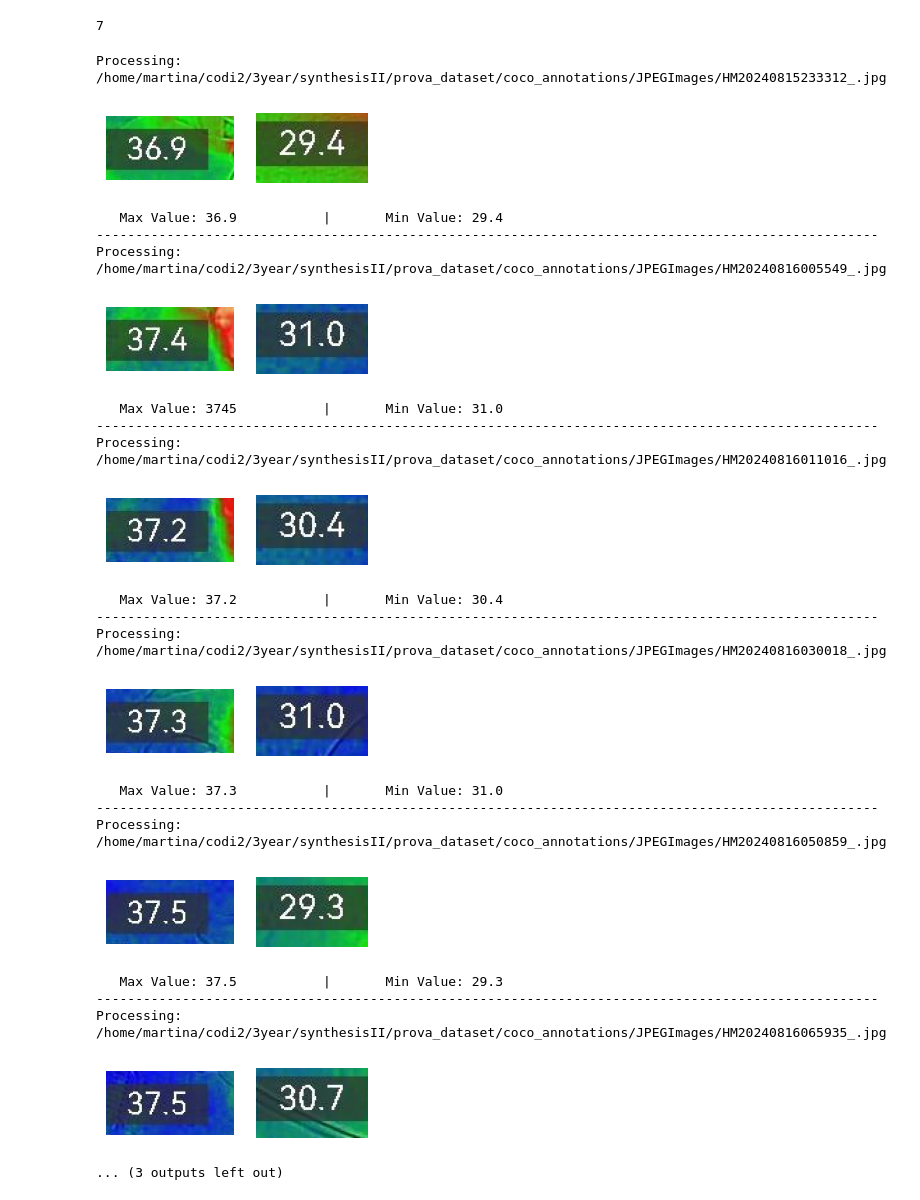
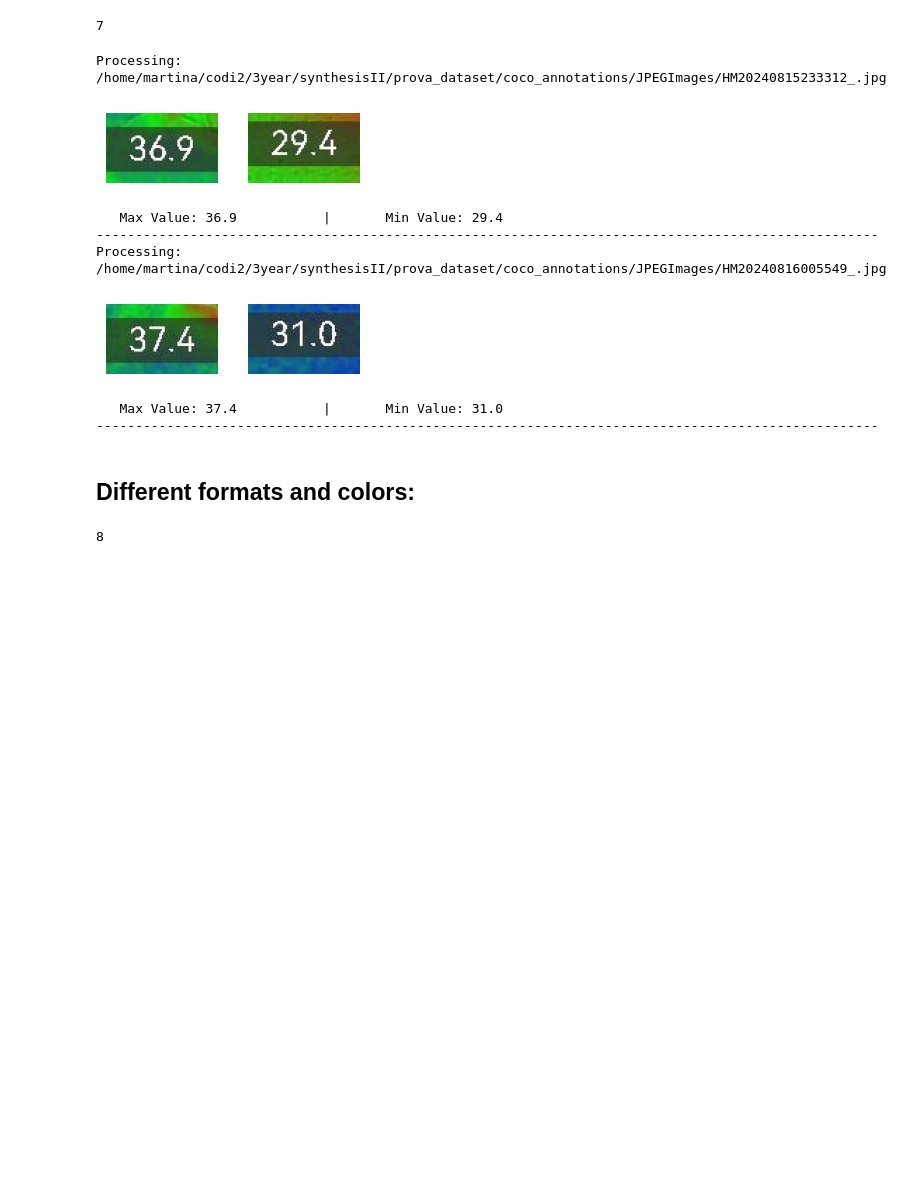
Before and after one commit to Martinacarretta/synthesisII, a Jupyter notebook: temp.ipynb, the cells around one changed output. Cells and saved outputs as stored; diff of their text form; code cells hidden in the pictures; blank space fills up the shorter version.

```diff
--- a/temp.ipynb
+++ b/temp.ipynb
@@ -55,6 +55,10 @@ def process_region(region):
     # Preprocess the image (convert to grayscale and apply thresholding)
     thresh, text = process_image(region)
     numbers = re.findall(r"\d+\.?\d*", text)
+    # add decimal point if there isn't
+    for i in range(len(numbers)):
+        if len(numbers[i]) == 3:
+            numbers[i] = numbers[i][:2] + "." + numbers[i][2]
     return numbers
 # %%
 def all_images (image_paths):
@@ -67,11 +71,11 @@ def all_images (image_paths):
         if image is None:
             print(f"Error loading image: {path}")
             continue
-        if image.shape[1] > image.shape[0]: # image is landscape
+        if image.shape[1] > image.shape[0]: #landscape
             u = [10, 130, 80, 50]
             l = [10, 385, 80, 50]
         else:
-            u = [10, 130, 100, 50]
+            u = [10, 130, 80, 50]
             l = [10, 450, 80, 50]
 
         ux, uy, uw, uh = u  # Upper region
@@ -157,28 +161,24 @@ print(len(image_paths_vertical))
 # %% [output]
 7
 # %%
-all_images(image_paths_vertical[:])
+all_images(image_paths_vertical[:2])
 # %% [output]
 Processing: /home/martina/codi2/3year/synthesisII/prova_dataset/coco_annotations/JPEGImages/HM20240815233312_.jpg
-[figure, old version]
+[figure, new version]
    Max Value: 36.9           |       Min Value: 29.4
 ----------------------------------------------------------------------------------------------------
 Processing: /home/martina/codi2/3year/synthesisII/prova_dataset/coco_annotations/JPEGImages/HM20240816005549_.jpg
-[figure, old version]
+[figure, new version]
-   Max Value: 3745           |       Min Value: 31.0
+   Max Value: 37.4           |       Min Value: 31.0
 ----------------------------------------------------------------------------------------------------
-Processing: /home/martina/codi2/3year/synthesisII/prova_dataset/coco_annotations/JPEGImages/HM20240816011016_.jpg
-[figure, removed]
-   Max Value: 37.2           |       Min Value: 30.4
-----------------------------------------------------------------------------------------------------
-Processing: /home/martina/codi2/3year/synthesisII/prova_dataset/coco_annotations/JPEGImages/HM20240816030018_.jpg
-[figure, removed]
-   Max Value: 37.3           |       Min Value: 31.0
-----------------------------------------------------------------------------------------------------
-Processing: /home/martina/codi2/3year/synthesisII/prova_dataset/coco_annotations/JPEGImages/HM20240816050859_.jpg
-[figure, removed]
-   Max Value: 37.5           |       Min Value: 29.3
-----------------------------------------------------------------------------------------------------
-Processing: /home/martina/codi2/3year/synthesisII/prova_dataset/coco_annotations/JPEGImages/HM20240816065935_.jpg
-[figure, removed]
-... (3 outputs left out)
+# %% [markdown]
+## Different formats and colors:
+# %%
+folder_path = "/home/martina/codi2/3year/synthesisII/different/*.jpeg"
+
+# Get a list of all image files in the folder
+image_paths = sorted(glob.glob(folder_path))
+
+print(len(image_paths))
+# %% [output]
+8
```
Also changed, not shown: parts of 2 cells of this notebook, 8 other files.
